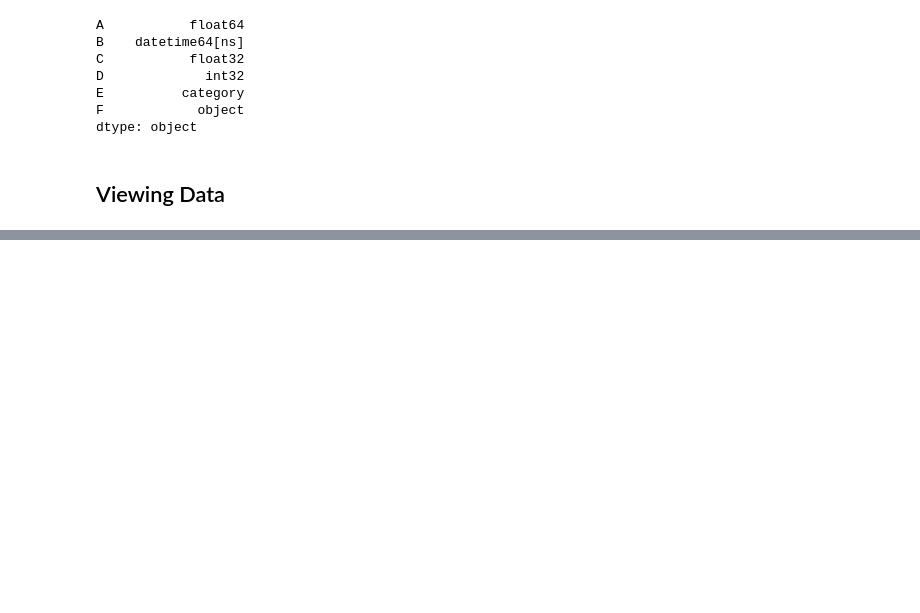
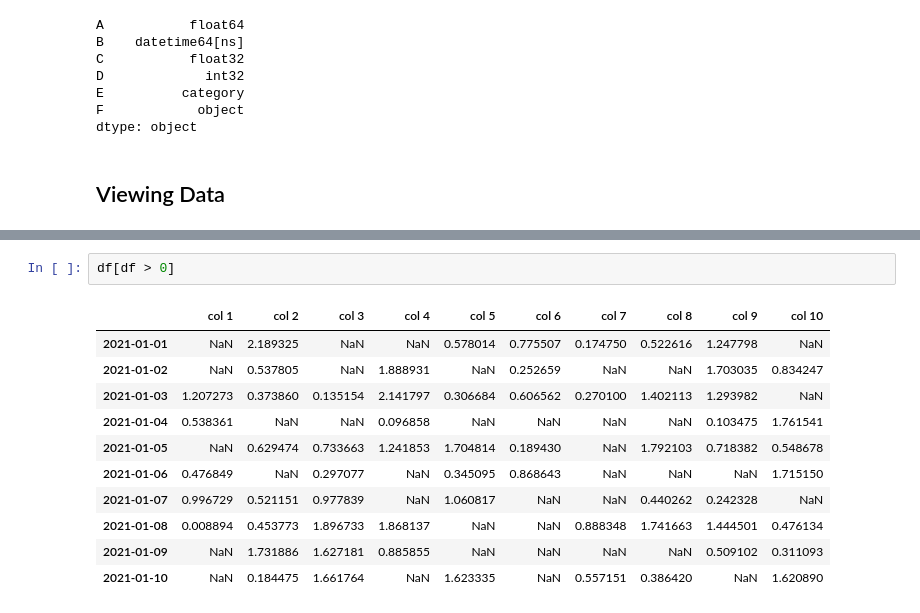
Before and after one commit to sven-gerlach/machine_learning, a Jupyter notebook: Notebooks/10-minutes-to-pandas/10-minutes-to-pandas.ipynb, the cells around one changed output, grey strips where cells are left out. Saved outputs shown, nothing was run; the diff lists cells and outputs as text; blank space fills up the shorter version.

```diff
--- a/Notebooks/10-minutes-to-pandas/10-minutes-to-pandas.ipynb
+++ b/Notebooks/10-minutes-to-pandas/10-minutes-to-pandas.ipynb
@@ -79,0 +301,14 @@ dtype: object
+# %%
+df[df > 0]
+# %% [output]
+|  | col 1 | col 2 | col 3 | col 4 | col 5 | col 6 | col 7 | col 8 | col 9 | col 10 |
+| 2021-01-01 | NaN | 2.189325 | NaN | NaN | 0.578014 | 0.775507 | 0.174750 | 0.522616 | 1.247798 | NaN |
+| 2021-01-02 | NaN | 0.537805 | NaN | 1.888931 | NaN | 0.252659 | NaN | NaN | 1.703035 | 0.834247 |
+| 2021-01-03 | 1.207273 | 0.373860 | 0.135154 | 2.141797 | 0.306684 | 0.606562 | 0.270100 | 1.402113 | 1.293982 | NaN |
+| 2021-01-04 | 0.538361 | NaN | NaN | 0.096858 | NaN | NaN | NaN | NaN | 0.103475 | 1.761541 |
+| 2021-01-05 | NaN | 0.629474 | 0.733663 | 1.241853 | 1.704814 | 0.189430 | NaN | 1.792103 | 0.718382 | 0.548678 |
+| 2021-01-06 | 0.476849 | NaN | 0.297077 | NaN | 0.345095 | 0.868643 | NaN | NaN | NaN | 1.715150 |
+| 2021-01-07 | 0.996729 | 0.521151 | 0.977839 | NaN | 1.060817 | NaN | NaN | 0.440262 | 0.242328 | NaN |
+| 2021-01-08 | 0.008894 | 0.453773 | 1.896733 | 1.868137 | NaN | NaN | 0.888348 | 1.741663 | 1.444501 | 0.476134 |
+| 2021-01-09 | NaN | 1.731886 | 1.627181 | 0.885855 | NaN | NaN | NaN | NaN | 0.509102 | 0.311093 |
+| 2021-01-10 | NaN | 0.184475 | 1.661764 | NaN | 1.623335 | NaN | 0.557151 | 0.386420 | NaN | 1.620890 |
```
Also changed, not shown: parts of 30 cells of this notebook.
